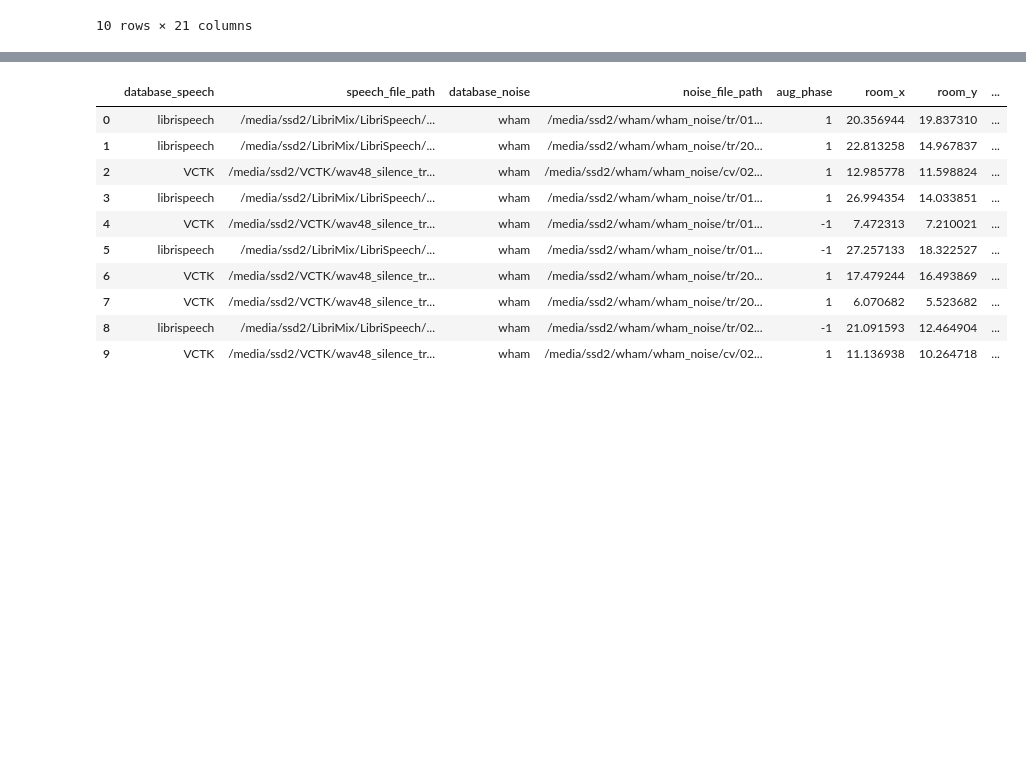
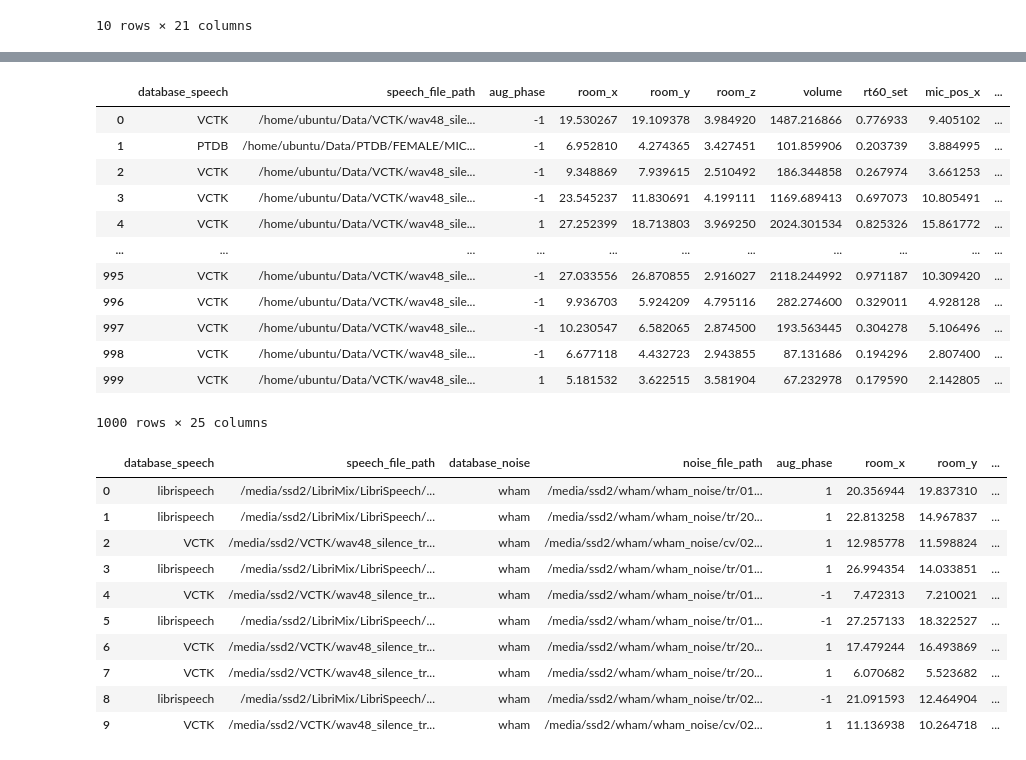
Before and after one commit to joaluba/reverb-match-cond-u-net, a Jupyter notebook: notebooks/dataset_prepare_metadata.ipynb, the cells around one changed output, grey strips where cells are left out. Saved outputs shown, nothing was run; the diff lists cells and outputs as text; code cells hidden in the pictures; blank space fills up the shorter version.

```diff
--- a/notebooks/dataset_prepare_metadata.ipynb
+++ b/notebooks/dataset_prepare_metadata.ipynb
@@ -74,14 +61,14 @@ for root, dirs, files in os.walk(speech_dataset_path1):
             # decide which split based on a probability
             speech_pool.append({'database_speech': database, 'speech_file_path': os.path.join(root, file)})
 
-# fill the list of files with filenames from librispeech data base:
-database="librispeech"
-for split in ['train-clean-100', 'test-clean', 'dev-clean']:
-    split_path = pjoin(pjoin(speech_dataset_path2, split))
-    for root, dirs, files in os.walk(split_path):
-        for file in files:
-            if file.endswith('.flac'):
-                speech_pool.append({'database_speech': database, 'speech_file_path': os.path.join(root, file)})
+# # fill the list of files with filenames from librispeech data base:
+# database="librispeech"
+# for split in ['train-clean-100', 'test-clean', 'dev-clean']:
+#     split_path = pjoin(pjoin(speech_dataset_path2, split))
+#     for root, dirs, files in os.walk(split_path):
+#         for file in files:
+#             if file.endswith('.flac'):
+#                 speech_pool.append({'database_speech': database, 'speech_file_path': os.path.join(root, file)})
 
 # fill the list of files with filenames from ptdb data base:
 database="PTDB"
@@ -98,7 +85,4 @@ random.shuffle(speech_pool)
 # turn list to data frame
 speech_pool = pd.DataFrame(speech_pool)
 print(f"{len(speech_pool)=}")
-
-speech_pool.to_csv("speech_pool.csv")
-speech_pool.head(10)
 # %% [output]
@@ -147,33 +120,52 @@ rir_pool[rir_pool["rt60_set"]>1.5]
 # %%
 # --------- CREATE METADATA FOR A DATASET BEING COMBINATIONS OF SPEECH, NOISE AND RIRS --------
 from datetime import datetime
 date_tag = datetime.now().strftime("%d-%m-%Y--%H-%M")
 # create dataset with 20000 data points, which consists of random combinations of speech, noise and rirs
-N_datapoints=100
+N_datapoints=30000
 
-# sample from noise pool:
-df_noise=noise_pool.sample(N_datapoints,replace=True)
-# here plan ways to augment noise data set:
-random_bool_values = [random.choice([1, -1]) for _ in range(len(df_noise))]
-df_noise["aug_phase"]=random_bool_values
+# # sample from noise pool:
+# df_noise=noise_pool.sample(N_datapoints,replace=True)
+# # here plan ways to augment noise data set:
+# random_bool_values = [random.choice([1, -1]) for _ in range(len(df_noise))]
+# df_noise["aug_phase"]=random_bool_values
 
 # sample from speech pool:
 df_speech=speech_pool.sample(N_datapoints)
+# here plan ways to augment noise data set:
+random_bool_values = [random.choice([1, -1]) for _ in range(len(df_speech))]
+df_speech["aug_phase"]=random_bool_values
 
 # sample from rir pool:
 df_rir=rir_pool.sample(N_datapoints,replace=True)
 
 # concatenate samples from speech, noise and rir pools
-df_ds = pd.concat([df_speech.reset_index(drop=True), df_noise.reset_index(drop=True), df_rir.reset_index(drop=True)], axis=1,ignore_index=False)
+# df_ds = pd.concat([df_speech.reset_index(drop=True), df_noise.reset_index(drop=True), df_rir.reset_index(drop=True)], axis=1,ignore_index=False)
+df_ds = pd.concat([df_speech.reset_index(drop=True), df_rir.reset_index(drop=True)], axis=1,ignore_index=False)
+
 df_ds = df_ds.reset_index(drop=True)
 
 # randomize snr (only high snrs)
-df_ds["snr"]= 200 #np.random.uniform(low=10, high=30, size=len(df_ds))
+# df_ds["snr"]= 200 #np.random.uniform(low=10, high=30, size=len(df_ds))
 
 # Create test-train-val split:
 df_ds.loc[0:N_datapoints*0.8,"split"]="train" # 80% training data
 df_ds.loc[N_datapoints*0.8:N_datapoints*0.9,"split"]="test" # 10% testing data
 df_ds.loc[N_datapoints*0.9:N_datapoints,"split"]="val" # 10% validation data
 
 df_ds.to_csv(date_tag+"_data_set.csv")
+# %% [output]
+|  | database_speech | speech_file_path | aug_phase | room_x | room_y | room_z | volume | rt60_set | mic_pos_x | ... |
+| 0 | VCTK | /home/ubuntu/Data/VCTK/wav48_sile... | -1 | 19.530267 | 19.109378 | 3.984920 | 1487.216866 | 0.776933 | 9.405102 | ... |
+| 1 | PTDB | /home/ubuntu/Data/PTDB/FEMALE/MIC... | -1 | 6.952810 | 4.274365 | 3.427451 | 101.859906 | 0.203739 | 3.884995 | ... |
+| 2 | VCTK | /home/ubuntu/Data/VCTK/wav48_sile... | -1 | 9.348869 | 7.939615 | 2.510492 | 186.344858 | 0.267974 | 3.661253 | ... |
+| 3 | VCTK | /home/ubuntu/Data/VCTK/wav48_sile... | -1 | 23.545237 | 11.830691 | 4.199111 | 1169.689413 | 0.697073 | 10.805491 | ... |
+| 4 | VCTK | /home/ubuntu/Data/VCTK/wav48_sile... | 1 | 27.252399 | 18.713803 | 3.969250 | 2024.301534 | 0.825326 | 15.861772 | ... |
+| ... | ... | ... | ... | ... | ... | ... | ... | ... | ... | ... |
+| 995 | VCTK | /home/ubuntu/Data/VCTK/wav48_sile... | -1 | 27.033556 | 26.870855 | 2.916027 | 2118.244992 | 0.971187 | 10.309420 | ... |
+| 996 | VCTK | /home/ubuntu/Data/VCTK/wav48_sile... | -1 | 9.936703 | 5.924209 | 4.795116 | 282.274600 | 0.329011 | 4.928128 | ... |
+| 997 | VCTK | /home/ubuntu/Data/VCTK/wav48_sile... | -1 | 10.230547 | 6.582065 | 2.874500 | 193.563445 | 0.304278 | 5.106496 | ... |
+| 998 | VCTK | /home/ubuntu/Data/VCTK/wav48_sile... | -1 | 6.677118 | 4.432723 | 2.943855 | 87.131686 | 0.194296 | 2.807400 | ... |
+| 999 | VCTK | /home/ubuntu/Data/VCTK/wav48_sile... | 1 | 5.181532 | 3.622515 | 3.581904 | 67.232978 | 0.179590 | 2.142805 | ... |
+1000 rows × 25 columns
 # %%
```
Also changed, not shown: parts of 9 cells of this notebook, 6 other files.
